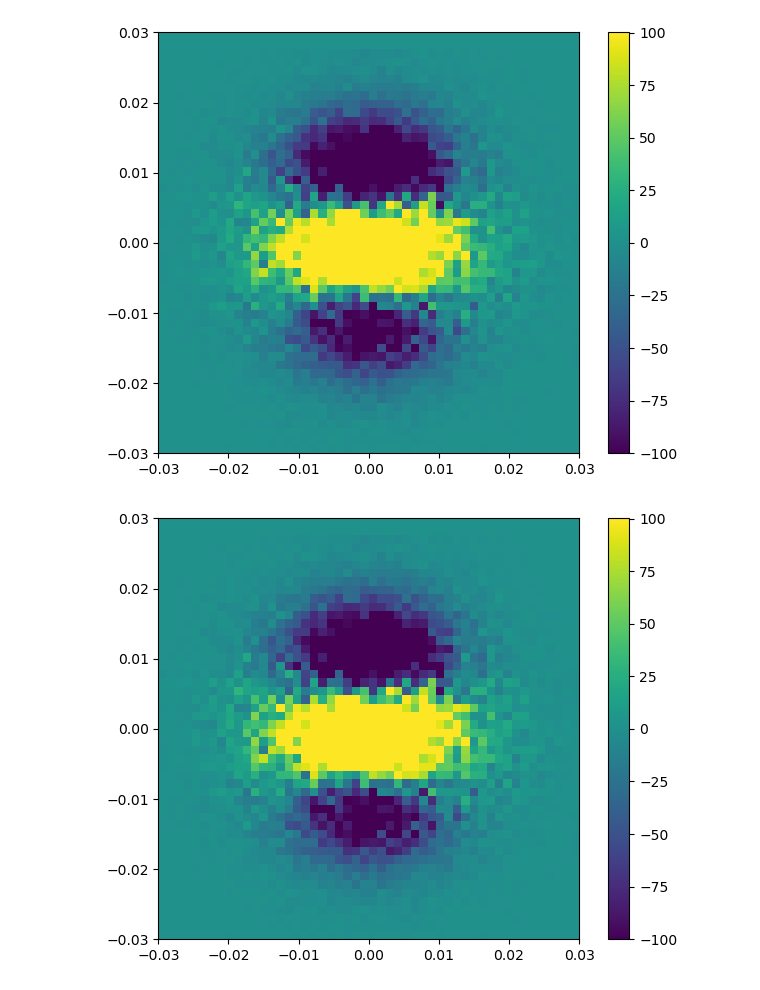
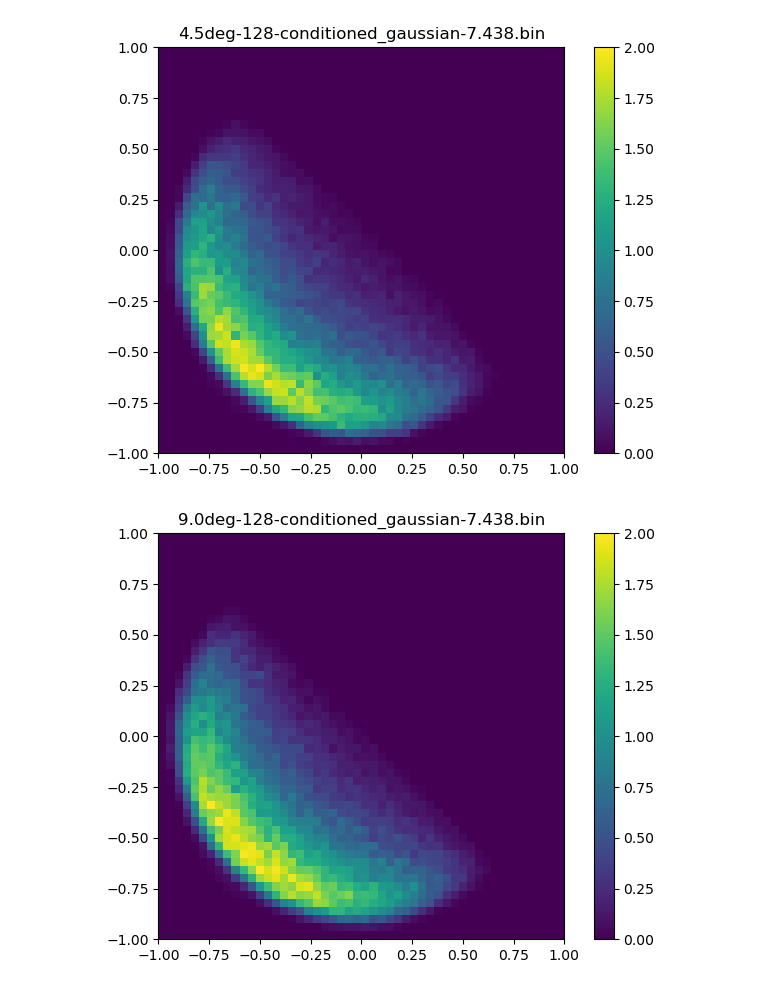
Before and after one commit to daseyb/tungsten, a Jupyter notebook: data/ndf.ipynb, the cells around one changed output. Saved outputs shown, nothing was run; the diff lists cells and outputs as text; code cells hidden in the pictures.

```diff
--- a/data/ndf.ipynb
+++ b/data/ndf.ipynb
@@ -173,11 +111,14 @@ bounds = [[np.inf,-np.inf], [np.inf, -np.inf]]
 
 
 #for file in glob.glob("testing/intersections/*plane*/*reflection*.bin"):
-for file in glob.glob("testing/intersections/gp-medium-plane-softlight-*/*normals*.bin"):
+#for file in glob.glob("testing/intersections/gp-medium-plane-softlight-*/*normals*.bin"):
 #for file in glob.glob("testing/intersections/*plane*/*normals*.bin"):
 #for file in glob.glob("testing/microfacet/normals-validate-nocond/se/*l=0.14*81*.bin"):
 #for file in glob.glob("testing/microfacet/normals-validate-nocond/se/*l=0.14*80*.bin"):
+#for file in glob.glob("testing/microfacet/normals-validate-nocond/se/*l=0.14*80*.bin"):
 #for file in glob.glob("testing/microfacet/normals-validate-nocond/angle-range/se/*.bin"):
+#for file in glob.glob("testing/microfacet/normals-validate-nocond/angle-range/rq/*.bin"):
+for file in glob.glob("testing/microfacet/smith-test/angle-range/*/*.bin"):
 #for file in glob.glob("normals-validate-nocond/se/*.bin"):
     if "old" in file or "realizations" in file or "failed" in file:
         continue
@@ -210,8 +151,8 @@ for k, v in normal_files.items():
     elif "l=0.1" in k:
         beckmann_roughness = 10*np.sqrt(2)
 
-    #if "conditioned" not in k:
-    #    continue
+    if "conditioned" not in k:
+        continue
 
     print(k)
 
@@ -223,15 +164,17 @@ for k, v in normal_files.items():
     #plot_normal_collection(v, k[len(common_prefix):], k, bounds = ((-0.03, 0.03), (-0.03, 0.03)) if "normals" in k else ((-0.01, 0.01), (-1, -0.98)),
     #                       gt_normals=normal_files["testing/intersections\\gp-medium-plane-softlight-ref-ndf-no-nee\\surface-reflection.bin"])
 
-    plot_normal_collection(v, k[len(common_prefix):-len(common_postfix)], k, bounds = ((-0.03, 0.03), (-0.03, 0.03)),
-                           gt_normals=normal_files["testing/intersections\\gp-medium-plane-softlight-mean-beckmann\\medium-normals.bin"])
+    #plot_normal_collection(v, k[len(common_prefix):-len(common_postfix)], k, bounds = ((-0.03, 0.03), (-0.03, 0.03)), vmin=-300, vmax=300,
+    #                       gt_normals=normal_files["testing/intersections\\gp-medium-plane-softlight-mean-beckmann\\medium-normals.bin"])
     #plot_normal_collection(v, k[len(common_prefix):], k, bounds = ((-0.3, 0.3), (-0.3, 0.3)))
     #plot_normal_collection(v, k[len(common_prefix):], k, bounds = ((-0.03, 0.03), (-0.03, 0.03)),
     #                       gt_normals=normal_files["testing/microfacet/normals-validate-nocond/se\\aniso=[1.0000,1.0000,0.0000]-s=0.001-l=0.141-67.5deg-32-beckmann-0.200.bin"])
     #plot_normal_collection(v, k[len(common_prefix):], k, bounds = ((-0.03, 0.03), (-0.03, 0.03)), vmin=-100, vmax=100,
     #                       gt_normals=normal_files["testing/microfacet/normals-validate-nocond/se\\aniso=[1.0000,1.0000,0.0000]-s=0.001-l=0.141-81.0deg-32-beckmann-0.020.bin"])
 
-    #plot_normal_collection(v, k[len(common_prefix):], k, bounds = ((-1, 1), (-1, 1)), vmin=0, vmax=2.0)#, gt_normals=normal_files[k.replace("conditioned_gaussian", "beckmann")])
+    #plot_normal_collection(v, k[len(common_prefix):], k, bounds = ((-1, 1), (-1, 1)), vmin=-0.25, vmax=0.25, gt_normals=normal_files[k.replace("conditioned_gaussian", "beckmann")])
+    plot_normal_collection(v, k[len(common_prefix):], k, bounds = ((-1, 1), (-1, 1)), vmin=0, vmax=2)
+    #plot_normal_collection_1D(v, k[len(common_prefix):], k, gt_normals=normal_files[k.replace("conditioned_gaussian", "beckmann")])
 
     #plot_normal_collection(v, k[len(common_prefix):], k, bounds = ((-0.3, 0.3), (-0.3, 0.3)),
     #                       gt_normals=normal_files[k.replace("conditioned_gaussian", "beckmann")], vmin=-1, vmax=1)
@@ -251,2 +188,2 @@ testing/intersections\gp-medium-plane-softlight-scale\medium-normals.bin
-[figure, old version]
+[figure, new version]
-[figure, old version]
+[figure, new version]
```
Also changed, not shown: parts of 3 cells of this notebook, 16 other files.
